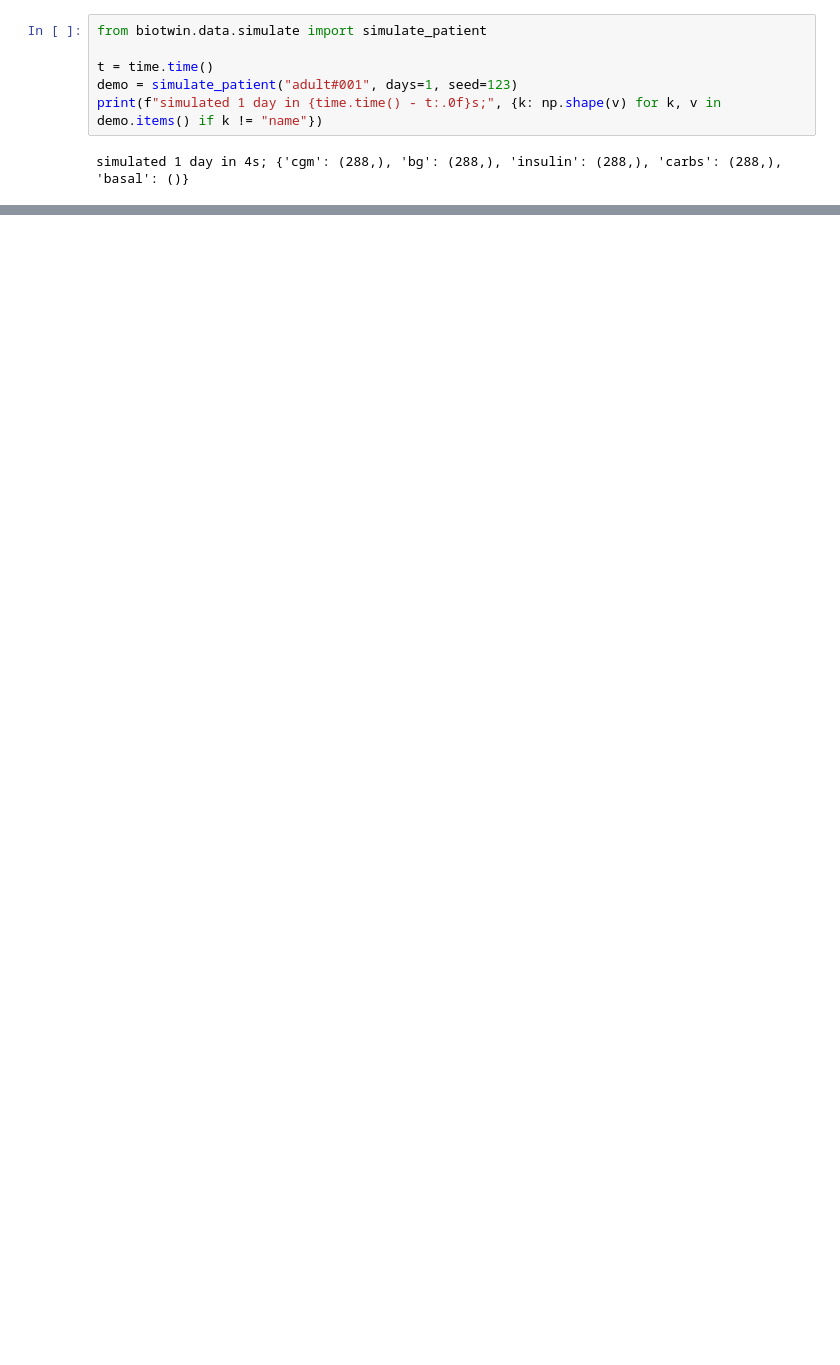
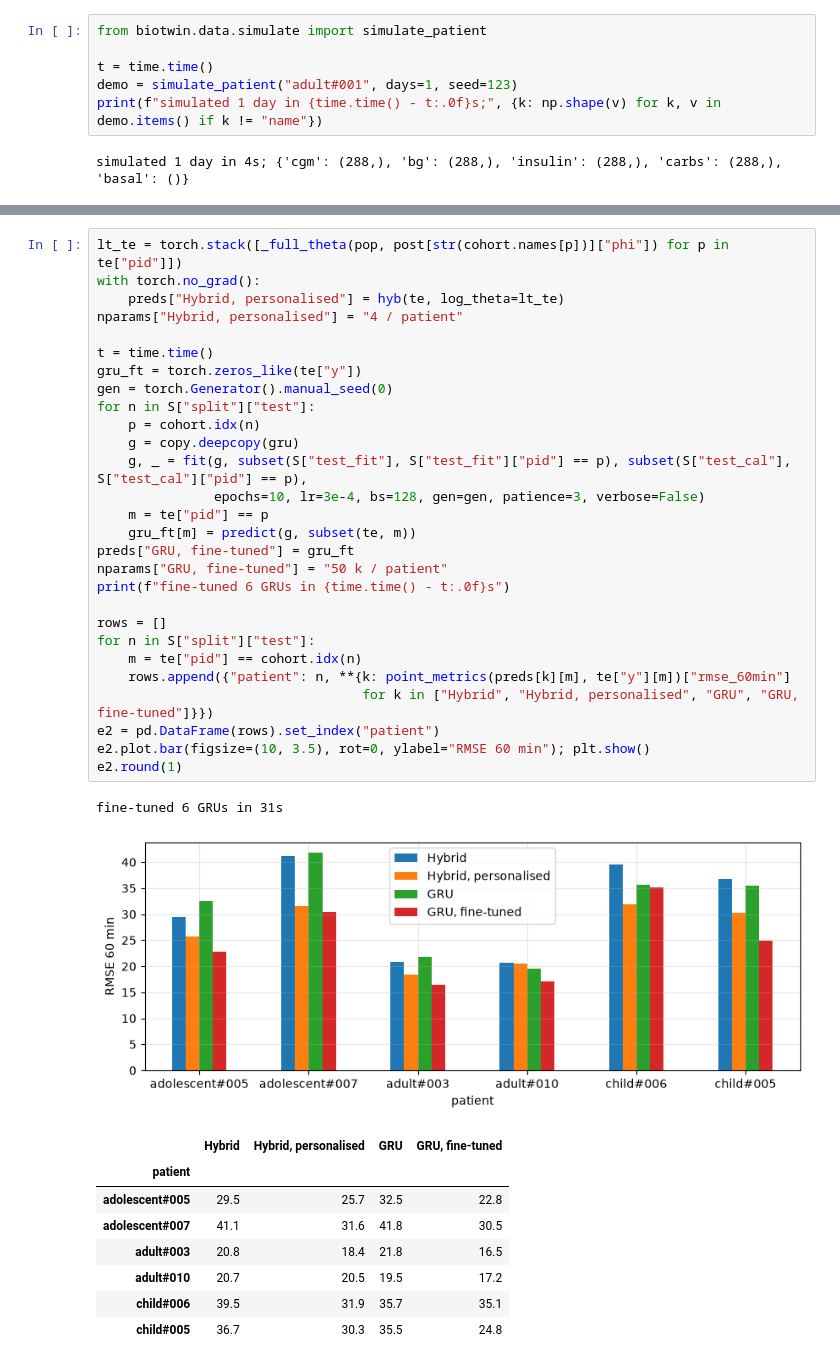
Before and after one commit to drorjac/bio-twin, a Jupyter notebook: notebooks/tutorial.ipynb, the cells around one changed output, grey strips where cells are left out. Drawn from its saved outputs; the diff is of its cells as text; blank space fills up the shorter version.

```diff
--- a/notebooks/tutorial.ipynb
+++ b/notebooks/tutorial.ipynb
@@ -633,0 +653,39 @@ What it doesn't show:
+# %%
+lt_te = torch.stack([_full_theta(pop, post[str(cohort.names[p])]["phi"]) for p in te["pid"]])
+with torch.no_grad():
+    preds["Hybrid, personalised"] = hyb(te, log_theta=lt_te)
+nparams["Hybrid, personalised"] = "4 / patient"
+
+t = time.time()
+gru_ft = torch.zeros_like(te["y"])
+gen = torch.Generator().manual_seed(0)
+for n in S["split"]["test"]:
+    p = cohort.idx(n)
+    g = copy.deepcopy(gru)
+    g, _ = fit(g, subset(S["test_fit"], S["test_fit"]["pid"] == p), subset(S["test_cal"], S["test_cal"]["pid"] == p),
+               epochs=10, lr=3e-4, bs=128, gen=gen, patience=3, verbose=False)
+    m = te["pid"] == p
+    gru_ft[m] = predict(g, subset(te, m))
+preds["GRU, fine-tuned"] = gru_ft
+nparams["GRU, fine-tuned"] = "50 k / patient"
+print(f"fine-tuned 6 GRUs in {time.time() - t:.0f}s")
+
+rows = []
+for n in S["split"]["test"]:
+    m = te["pid"] == cohort.idx(n)
+    rows.append({"patient": n, **{k: point_metrics(preds[k][m], te["y"][m])["rmse_60min"]
+                                  for k in ["Hybrid", "Hybrid, personalised", "GRU", "GRU, fine-tuned"]}})
+e2 = pd.DataFrame(rows).set_index("patient")
+e2.plot.bar(figsize=(10, 3.5), rot=0, ylabel="RMSE 60 min"); plt.show()
+e2.round(1)
+# %% [output]
+fine-tuned 6 GRUs in 31s
+[figure, added]
+|  | Hybrid | Hybrid, personalised | GRU | GRU, fine-tuned |
+| patient |  |  |  |  |
+| adolescent#005 | 29.5 | 25.7 | 32.5 | 22.8 |
+| adolescent#007 | 41.1 | 31.6 | 41.8 | 30.5 |
+| adult#003 | 20.8 | 18.4 | 21.8 | 16.5 |
+| adult#010 | 20.7 | 20.5 | 19.5 | 17.2 |
+| child#006 | 39.5 | 31.9 | 35.7 | 35.1 |
+| child#005 | 36.7 | 30.3 | 35.5 | 24.8 |
```
Also changed, not shown: parts of 91 cells of this notebook, 1 other file.
